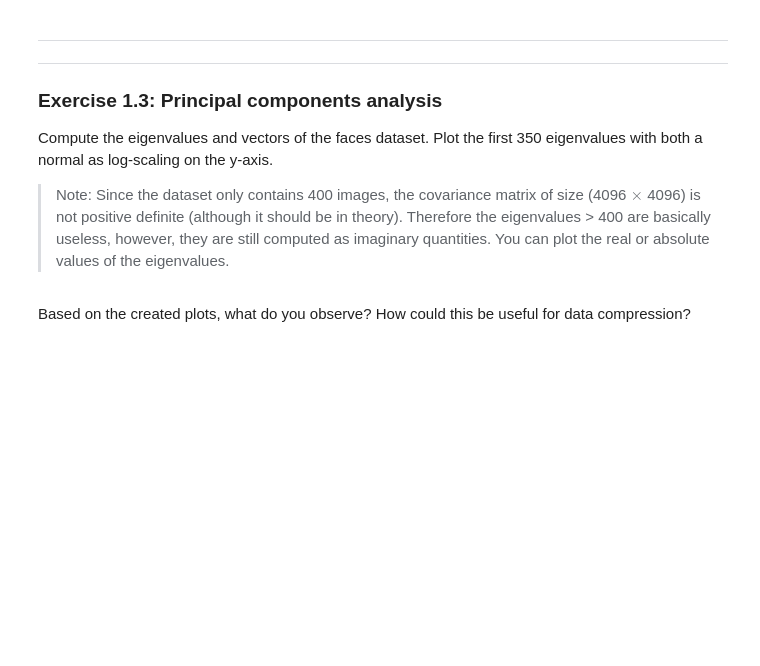
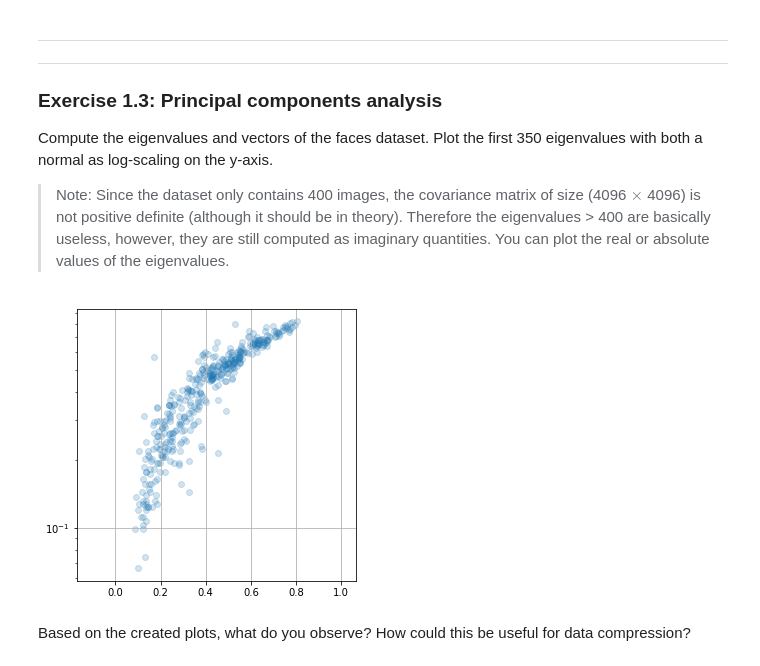
Before and after one commit to ErikNij/5ARB0DataScience, a Jupyter notebook: analysis-template.ipynb, the cells around one changed output. Cells and saved outputs as stored; diff of their text form; code cells hidden in the pictures; blank space fills up the shorter version.

```diff
--- a/analysis-template.ipynb
+++ b/analysis-template.ipynb
@@ -177,3 +186,16 @@ Compute the eigenvalues and vectors of the faces dataset. Plot the first 350 eig
+# %%
+# plot data
+plt.figure(figsize=(5,5))
+ax = plt.gca()
+ax.scatter(X[:,0], X[:,1], alpha=0.2)
+ax.set_yscale('log')
+plt.axis("equal")
+plt.grid()
+#This isnt right, but it does show how to make a semi log.
+
+#// END_TODO [5ARB0_Analysis_1_3a]
+# %% [output]
+[figure, added]
 # %% [markdown]
 Based on the created plots, what do you observe? How could this be useful for data compression?
 # %% [markdown]
```
Also changed, not shown: parts of 7 cells of this notebook, 1 other file.
